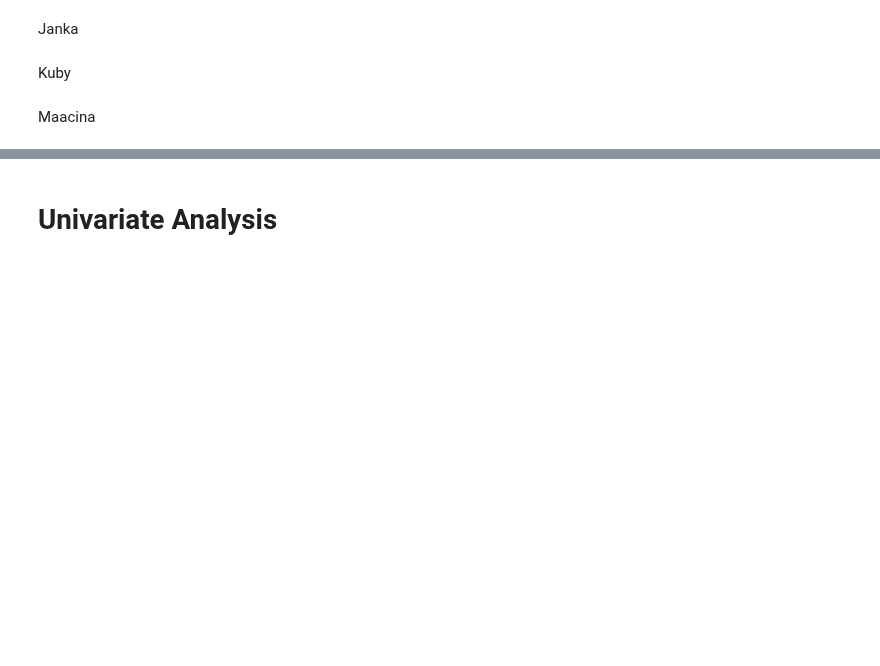
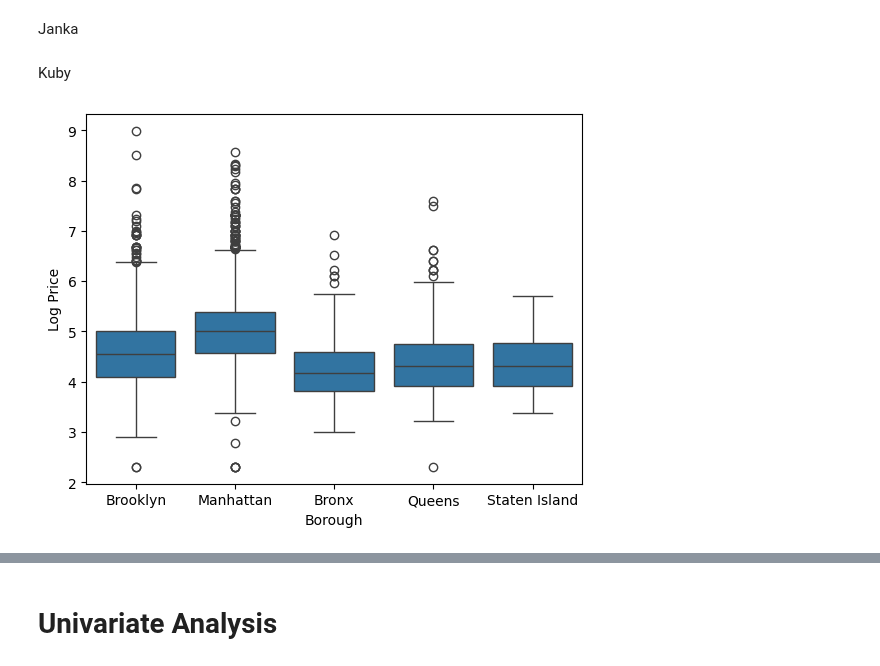
Before and after one commit to simioon/descriptive-statistics-meanlads, a Jupyter notebook: data-cleansing-visualization/Cleaning_Data_in_Python_live_session.ipynb, the cells around one changed output, grey strips where cells are left out. Saved outputs shown, nothing was run; the diff lists cells and outputs as text; code cells hidden in the pictures; blank space fills up the shorter version.

```diff
--- a/data-cleansing-visualization/Cleaning_Data_in_Python_live_session.ipynb
+++ b/data-cleansing-visualization/Cleaning_Data_in_Python_live_session.ipynb
@@ -793,5 +793,14 @@ airbnb = airbnb.groupby('listing_id').agg(agg_dict).reset_index()
 Janka
 # %% [markdown]
 Kuby
-# %% [markdown]
-Maacina
+# %%
+airbnb_copy = airbnb
+airbnb_copy = airbnb_copy[airbnb_copy['price'] > 0].copy()
+airbnb_copy['log_price'] = np.log(airbnb_copy['price'] )
+
+sns.boxplot(x=airbnb_copy['borough'], y=airbnb_copy['log_price'])
+plt.xlabel('Borough')
+plt.ylabel('Log Price')
+plt.show()
+# %% [output]
+[figure, added]
```
Also changed, not shown: parts of 18 cells of this notebook.
